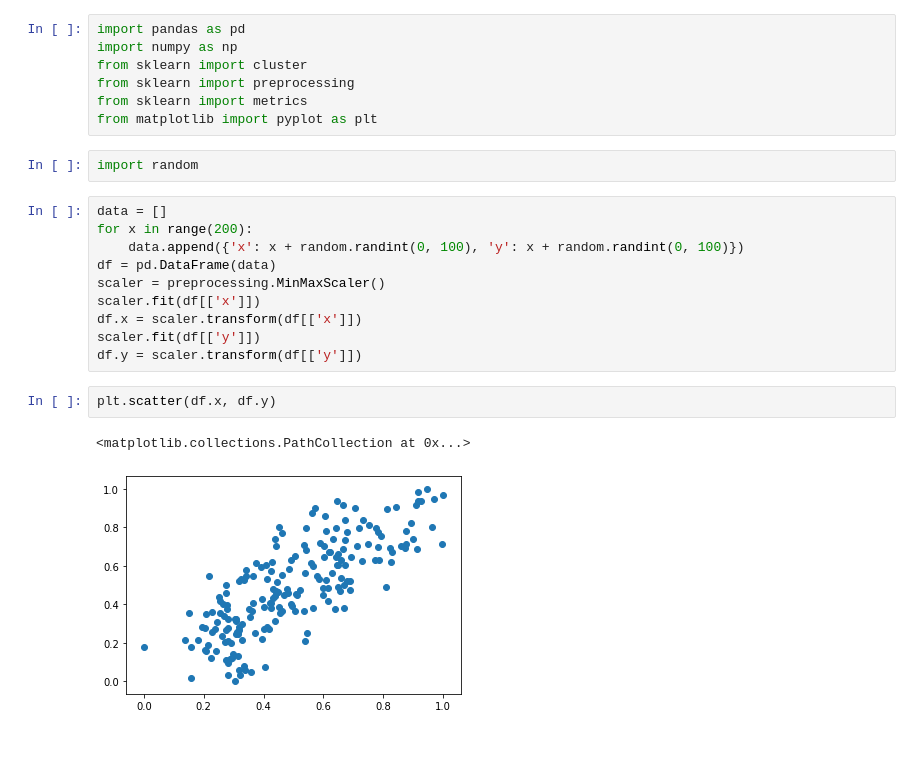
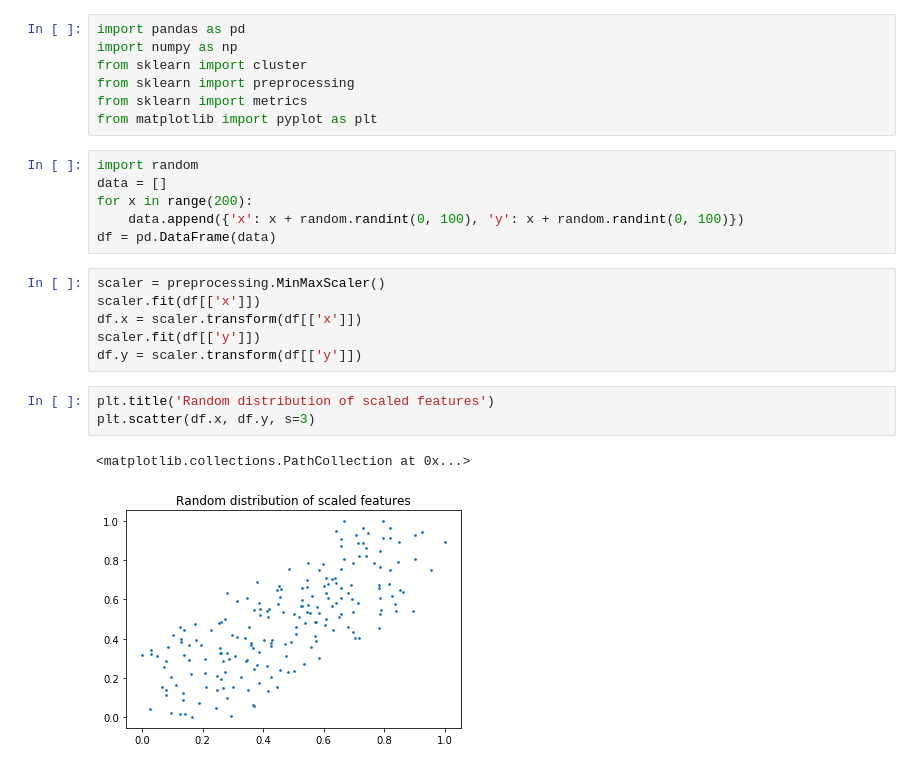
Before and after one commit to dancrew32/kmeans, a Jupyter notebook: kmeans.ipynb, the cells around one changed output. Saved outputs shown, nothing was run; the diff lists cells and outputs as text.

```diff
--- a/kmeans.ipynb
+++ b/kmeans.ipynb
@@ -5,22 +5,23 @@ from sklearn import cluster
 from sklearn import preprocessing
 from sklearn import metrics
 from matplotlib import pyplot as plt
-# %%
-import random
 # %%
+import random
 data = []
 for x in range(200):
     data.append({'x': x + random.randint(0, 100), 'y': x + random.randint(0, 100)})
 df = pd.DataFrame(data)
-scaler = preprocessing.MinMaxScaler()
-scaler.fit(df[['x']])
-df.x = scaler.transform(df[['x']])
-scaler.fit(df[['y']])
-df.y = scaler.transform(df[['y']])
+# %%
+scaler = preprocessing.MinMaxScaler()
+scaler.fit(df[['x']])
+df.x = scaler.transform(df[['x']])
+scaler.fit(df[['y']])
+df.y = scaler.transform(df[['y']])
 # %%
-plt.scatter(df.x, df.y)
+plt.title('Random distribution of scaled features')
+plt.scatter(df.x, df.y, s=3)
 # %% [output]
 <matplotlib.collections.PathCollection at 0x...>
-[figure, old version]
+[figure, new version]
 # %%
 test = []
```
Also changed, not shown: parts of 5 cells of this notebook, 2 other files.
